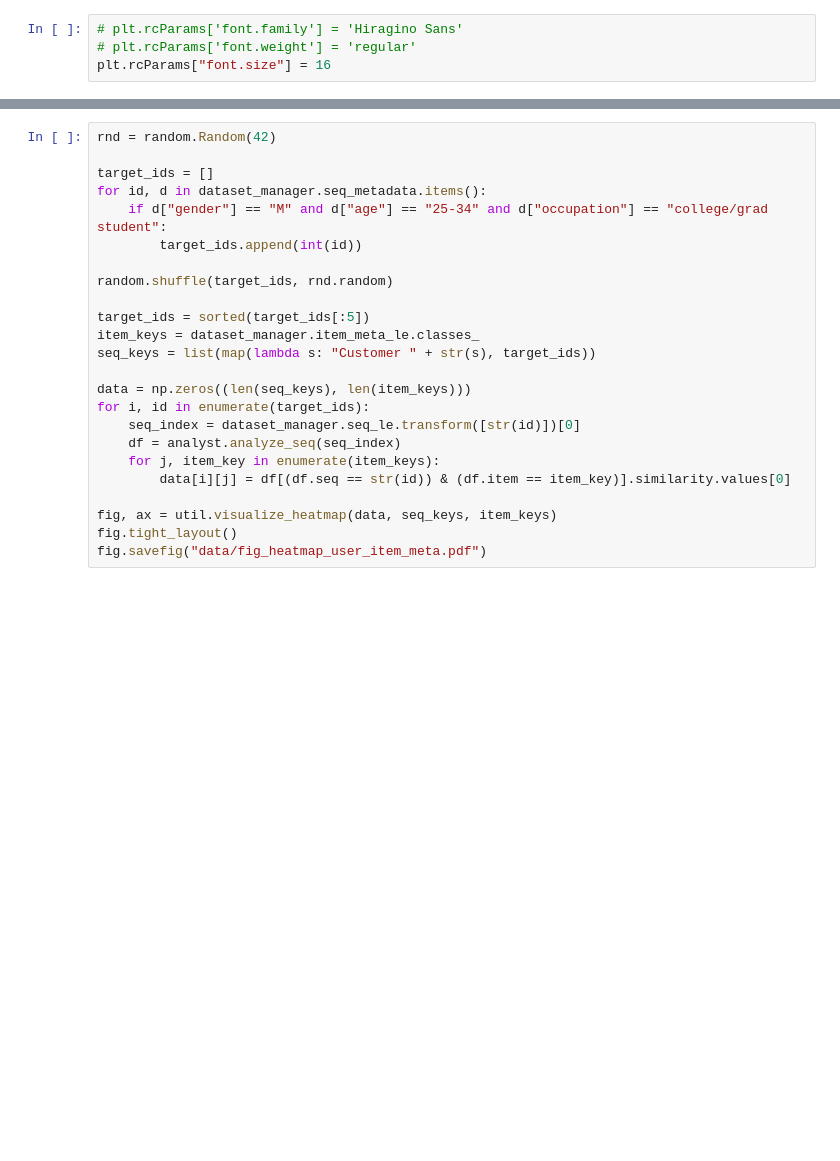
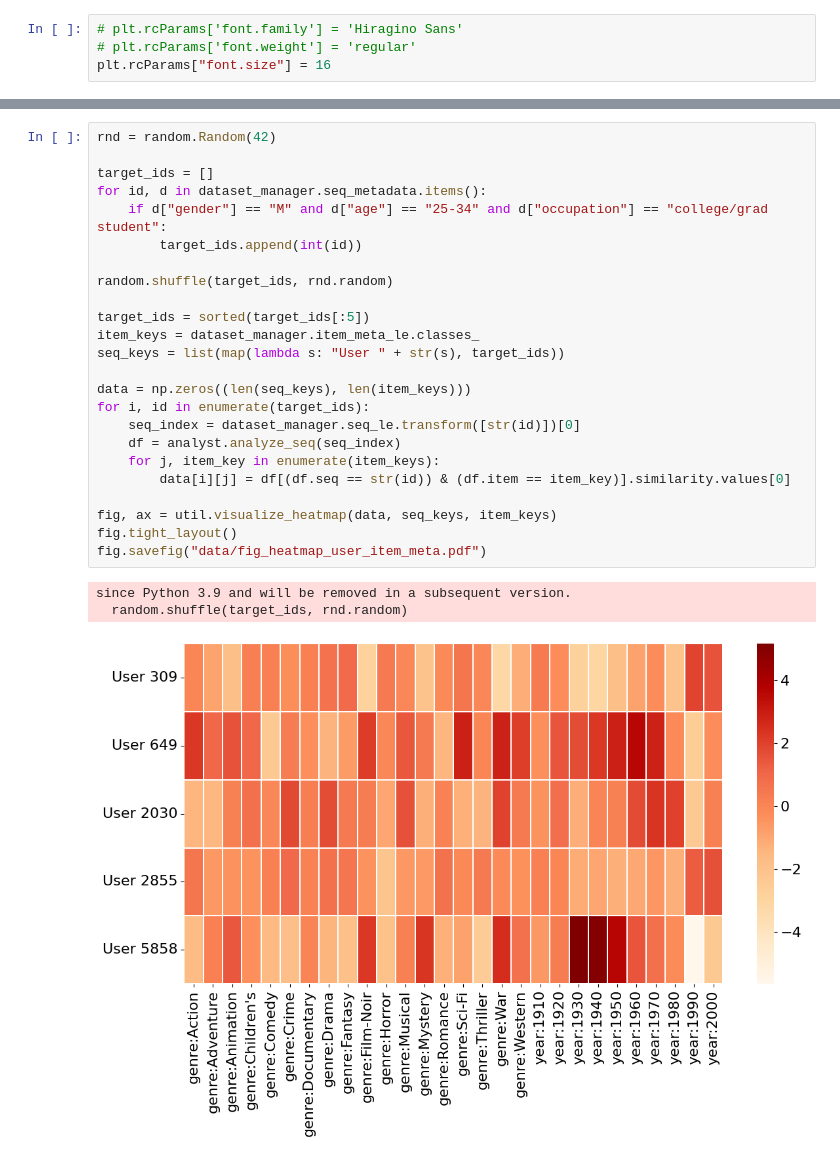
Before and after one commit to tishii2479/aau2v, a Jupyter notebook: notebooks/visualize_meta_matrix_movielens.ipynb, the cells around one changed output, grey strips where cells are left out. Saved outputs shown, nothing was run; the diff lists cells and outputs as text; blank space fills up the shorter version.

```diff
--- a/notebooks/visualize_meta_matrix_movielens.ipynb
+++ b/notebooks/visualize_meta_matrix_movielens.ipynb
@@ -112,27 +121,31 @@ for seq_meta_name in [
 # %%
 rnd = random.Random(42)
 
 target_ids = []
 for id, d in dataset_manager.seq_metadata.items():
     if d["gender"] == "M" and d["age"] == "25-34" and d["occupation"] == "college/grad student":
         target_ids.append(int(id))
 
 random.shuffle(target_ids, rnd.random)
 
 target_ids = sorted(target_ids[:5])
 item_keys = dataset_manager.item_meta_le.classes_
-seq_keys = list(map(lambda s: "Customer " + str(s), target_ids))
+seq_keys = list(map(lambda s: "User " + str(s), target_ids))
 
 data = np.zeros((len(seq_keys), len(item_keys)))
 for i, id in enumerate(target_ids):
     seq_index = dataset_manager.seq_le.transform([str(id)])[0]
     df = analyst.analyze_seq(seq_index)
     for j, item_key in enumerate(item_keys):
         data[i][j] = df[(df.seq == str(id)) & (df.item == item_key)].similarity.values[0]
 
 fig, ax = util.visualize_heatmap(data, seq_keys, item_keys)
 fig.tight_layout()
 fig.savefig("data/fig_heatmap_user_item_meta.pdf")
+# %% [output]
+since Python 3.9 and will be removed in a subsequent version.
+  random.shuffle(target_ids, rnd.random)
+[figure, added]
 # %%
 seq_keys = ["309", "gender:M", "age:25-34", "occupation:college/grad student"]
 item_keys = dataset_manager.item_meta_le.classes_
```
Also changed, not shown: parts of 5 cells of this notebook, 25 other files.
